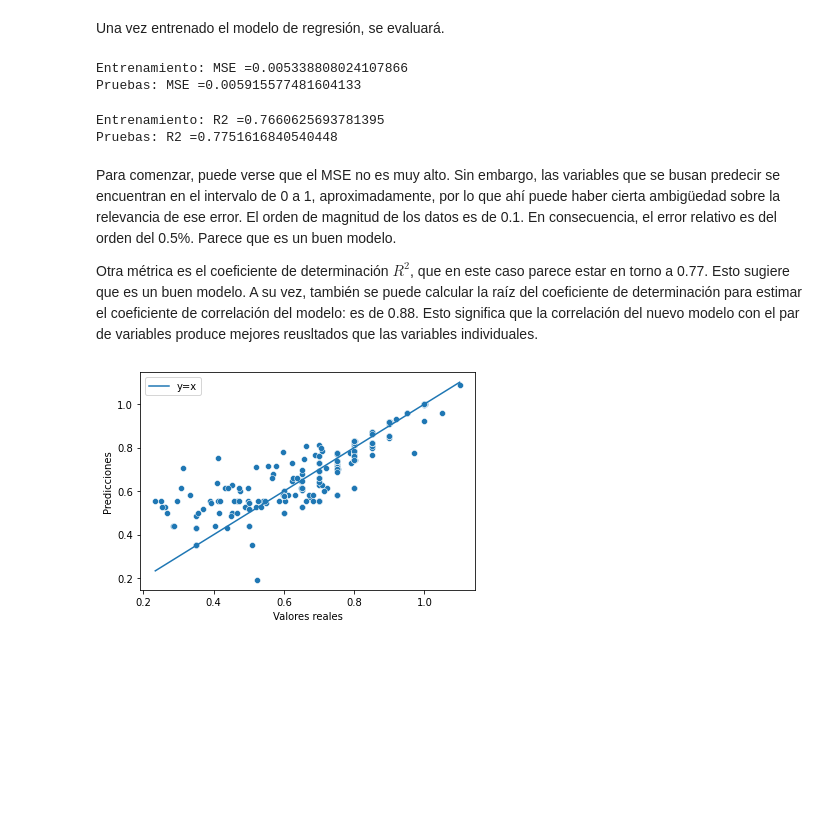
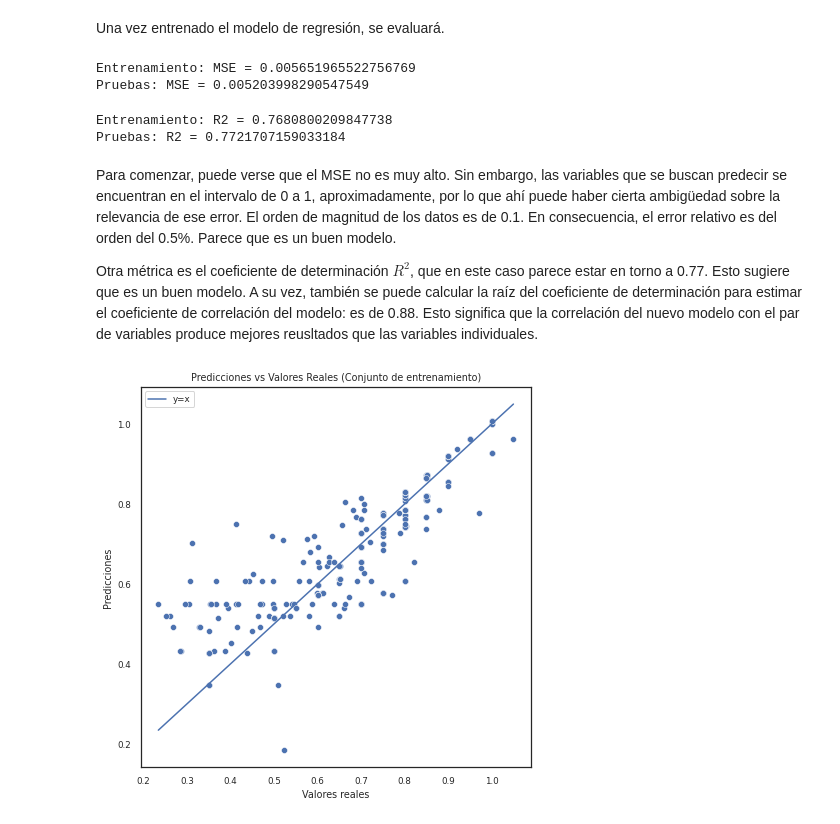
Before and after one commit to 450fausto/Productivity, a Jupyter notebook: Proyecto_Fase3_mod2_Part1.ipynb, the cells around one changed output. Saved outputs shown, nothing was run; the diff lists cells and outputs as text; code cells hidden in the pictures; blank space fills up the shorter version.

```diff
--- a/Proyecto_Fase3_mod2_Part1.ipynb
+++ b/Proyecto_Fase3_mod2_Part1.ipynb
@@ -261,8 +303,8 @@ sns.heatmap(df_finishing_corr, annot=True)
 # %% [markdown]
 Con esto se demuestra, parcialmente, que la hipótesis es correcta sólo para un departamento: el de costura. Sin embargo, en el mapa de calor se puede ver otro tipo de correlación para el mismo departamento. Se trata de las variables 'targeted_productivity' (relacionado con la importancia de realizar ciertas tareas) y la productividad.
 # %%
+sns.set(style='white', font_scale=1.5, rc={'figure.figsize':(11,11)})
 plt.figure()
-sns.set(style='white', font_scale=1.5, rc={'figure.figsize':(20,20)})
 plt.subplot(2,2,1)
 plt.scatter(df_sweing.incentive, df_sweing.targeted_productivity, c=df_sweing.actual_productivity)
 plt.title('Incentive vs Targeted productivity')
@@ -303,6 +345,7 @@ pd.DataFrame({'Fobj':var, 'p-%':100*np.array(var)/var[0]}, index=np.arange(1,len
 | 8 | 5722.063628 | 1.088878 |
 | 9 | 4466.531698 | 0.849957 |
 # %%
+sns.set(style='white', font_scale=1.5, rc={'figure.figsize':(7,7)})
 plt.plot(range(1,len(var)+1), (var))
 # %% [output]
 [<matplotlib.lines.Line2D at 0x...>]
@@ -363,4 +395,4 @@ y = df_sweing["actual_productivity"]
 # %%
 # Se realiza la separación del dataset en conjunto de entrenamiento
 # y conjunto de prueba
-X_train, X_test, y_train, y_test = particionar(X, y, 0.7, 0, 0.3)
+X_train, X_val, X_test, y_train, y_val, y_test = mlu.particionar(X, y, 0.7, 0, 0.3)
@@ -376,44 +410,48 @@ Una vez entrenado el modelo de regresión, se evaluará.
 # Se evalúan las predicciones con el conjunto de entrenamiento
 y_train_predict = lin_model.predict(X_train)
 MSE = mean_squared_error(y_train,y_train_predict)
-print("Entrenamiento: MSE ="+str(MSE))
+print("Entrenamiento: MSE = "+str(MSE))
 
 # Se evalúan las predicciones con el conjunto de prueba
 y_test_predict = lin_model.predict(X_test)
 MSE = (mean_squared_error(y_test, y_test_predict))
-print("Pruebas: MSE ="+str(MSE))
+print("Pruebas: MSE = "+str(MSE))
 # %% [output]
-Entrenamiento: MSE =0.005338808024107866
-Pruebas: MSE =0.005915577481604133
+Entrenamiento: MSE = 0.005651965522756769
+Pruebas: MSE = 0.005203998290547549
 # %%
 # Se evalúan las predicciones con el conjunto de entrenamiento
 R2 = r2_score(y_train,y_train_predict)
-print("Entrenamiento: R2 ="+str(R2))
+print("Entrenamiento: R2 = "+str(R2))
 
 # Se evalúan las predicciones con el conjunto de prueba
 R2 = r2_score(y_test, y_test_predict)
-print("Pruebas: R2 ="+str(R2))
+print("Pruebas: R2 = "+str(R2))
 # %% [output]
-Entrenamiento: R2 =0.7660625693781395
-Pruebas: R2 =0.7751616840540448
+Entrenamiento: R2 = 0.7680800209847738
+Pruebas: R2 = 0.7721707159033184
 # %% [markdown]
-Para comenzar, puede verse que el MSE no es muy alto. Sin embargo, las variables que se busan predecir se encuentran en el intervalo de 0 a 1, aproximadamente, por lo que ahí puede haber cierta ambigüedad sobre la relevancia de ese error. El orden de magnitud de los datos es de 0.1. En consecuencia, el error relativo es del orden del 0.5%. Parece que es un buen modelo.
+Para comenzar, puede verse que el MSE no es muy alto. Sin embargo, las variables que se buscan predecir se encuentran en el intervalo de 0 a 1, aproximadamente, por lo que ahí puede haber cierta ambigüedad sobre la relevancia de ese error. El orden de magnitud de los datos es de 0.1. En consecuencia, el error relativo es del orden del 0.5%. Parece que es un buen modelo.
 
 Otra métrica es el coeficiente de determinación $R^2$, que en este caso parece estar en torno a 0.77. Esto sugiere que es un buen modelo. A su vez, también se puede calcular la raíz del coeficiente de determinación para estimar el coeficiente de correlación del modelo: es de 0.88. Esto significa que la correlación del nuevo modelo con el par de variables produce mejores reusltados que las variables individuales.
+# %%
+# Se reajusta el tamaño de las gráficas
+sns.set(style='white', font_scale=0.8, rc={'figure.figsize':(7,7)})
 # %%
 # Se grafican las predicciones del conjunto de entrenamiento contra los
-# valores reales ppara revisar si hay overfitting
+# valores reales para revisar si hay overfitting
 sns.scatterplot(y_train, y_train_predict);
 plt.plot(np.linspace(y_train.min(),y_train.max()),
          np.linspace(y_train.min(),y_train.max()), label="y=x")
 
 plt.xlabel("Valores reales")
 plt.ylabel("Predicciones")
+plt.title("Predicciones vs Valores Reales (Conjunto de entrenamiento)")
 plt.legend()
 
 plt.show()
 # %% [output]
-[figure, old version]
+[figure, new version]
 # %%
 # Se grafican las predicciones del conjunto de prueba contra los valores reales
 sns.scatterplot(y_test, y_test_predict);
```
Also changed, not shown: parts of 70 cells of this notebook.
